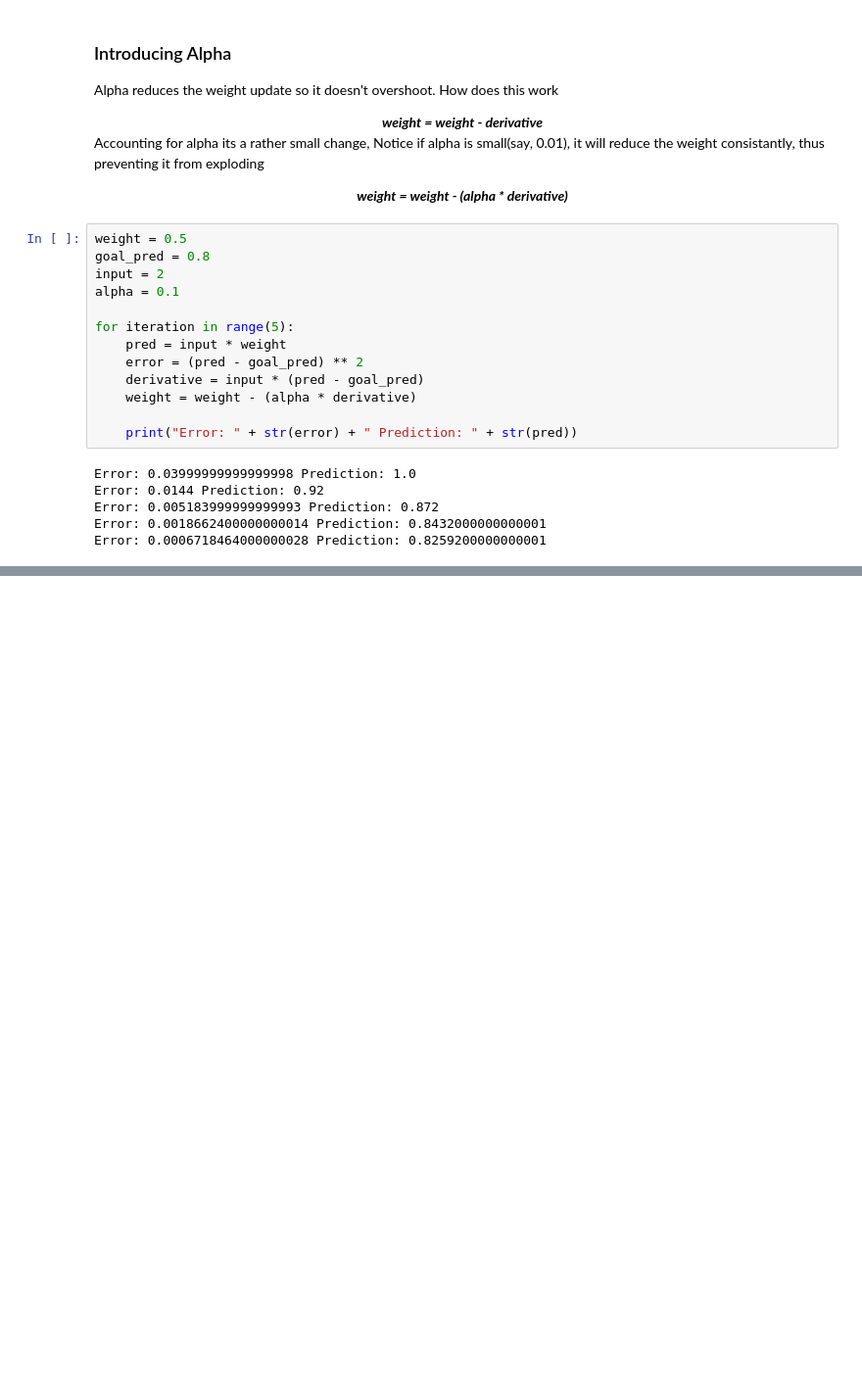
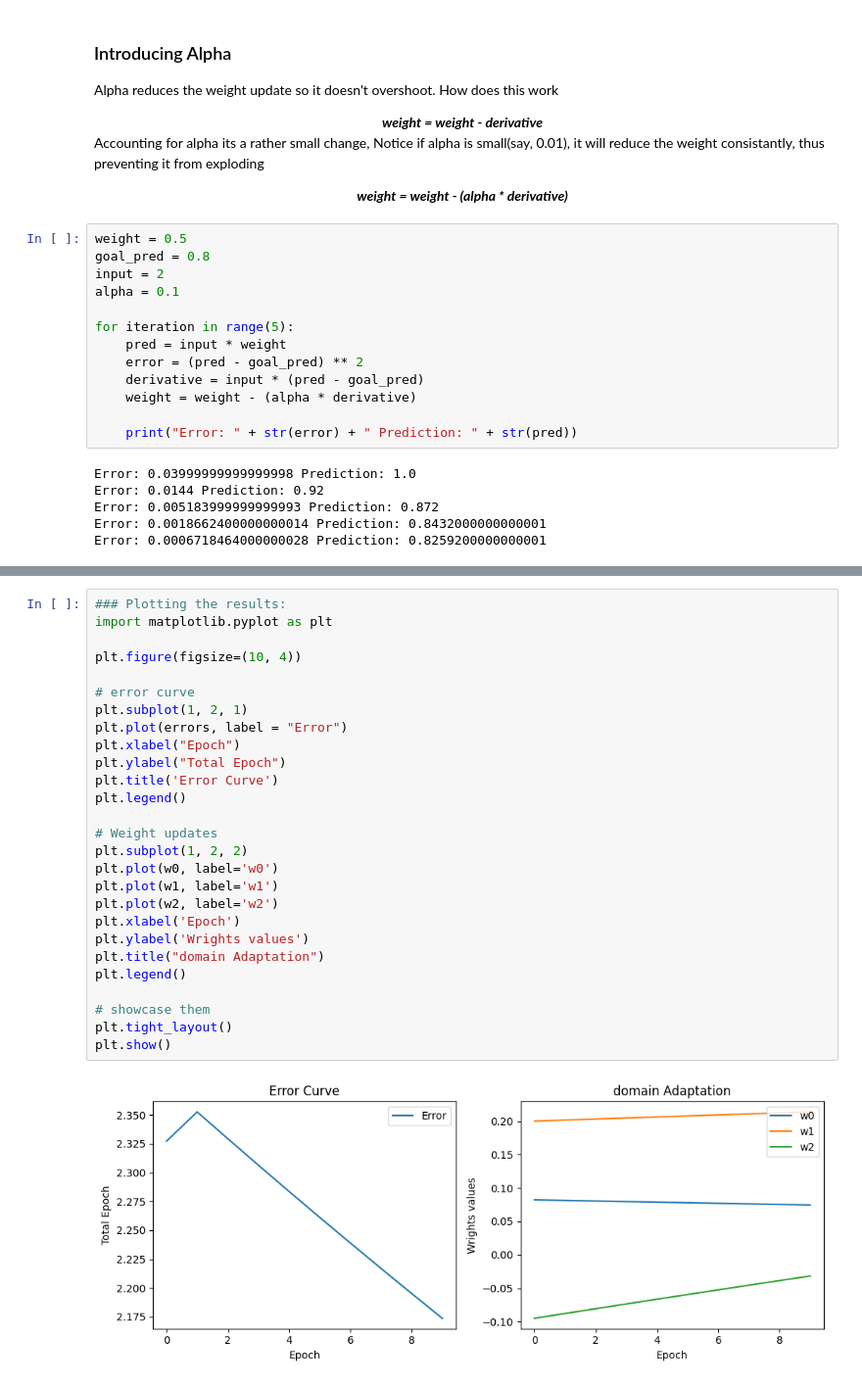
Before and after one commit to raghulchandramouli/Deep-learning-Book, a Jupyter notebook: chap_2/grad.ipynb, the cells around one changed output, grey strips where cells are left out. Shown: that part at 98% size. Cells and saved outputs as stored; diff of their text form; blank space fills up the shorter version.

```diff
--- a/chap_2/grad.ipynb
+++ b/chap_2/grad.ipynb
@@ -94,0 +163,29 @@ Error: 0.0006718464000000028 Prediction: 0.8259200000000001
+# %%
+### Plotting the results:
+import matplotlib.pyplot as plt
+
+plt.figure(figsize=(10, 4))
+
+# error curve
+plt.subplot(1, 2, 1)
+plt.plot(errors, label = "Error")
+plt.xlabel("Epoch")
+plt.ylabel("Total Epoch")
+plt.title('Error Curve')
+plt.legend()
+
+# Weight updates
+plt.subplot(1, 2, 2)
+plt.plot(w0, label='w0')
+plt.plot(w1, label='w1')
+plt.plot(w2, label='w2')
+plt.xlabel('Epoch')
+plt.ylabel('Wrights values')
+plt.title("domain Adaptation")
+plt.legend()
+
+# showcase them
+plt.tight_layout()
+plt.show()
+# %% [output]
+[figure, added]
```
Also changed, not shown: parts of 3 cells of this notebook.
